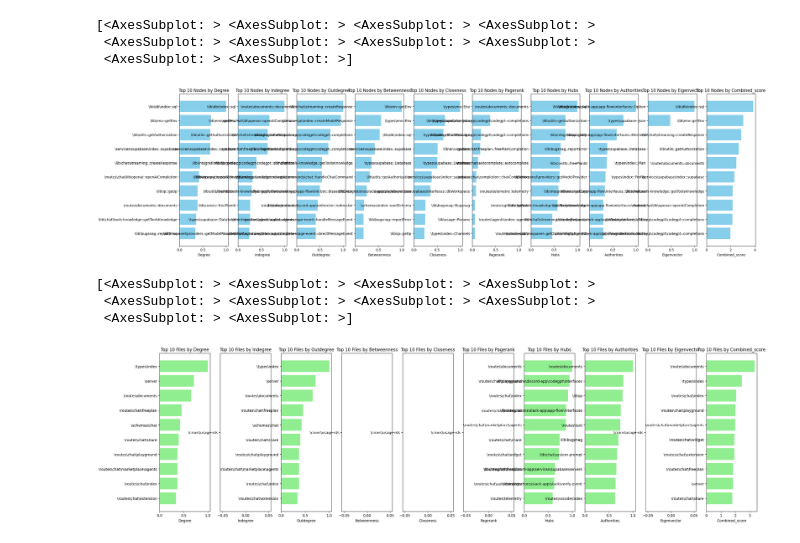
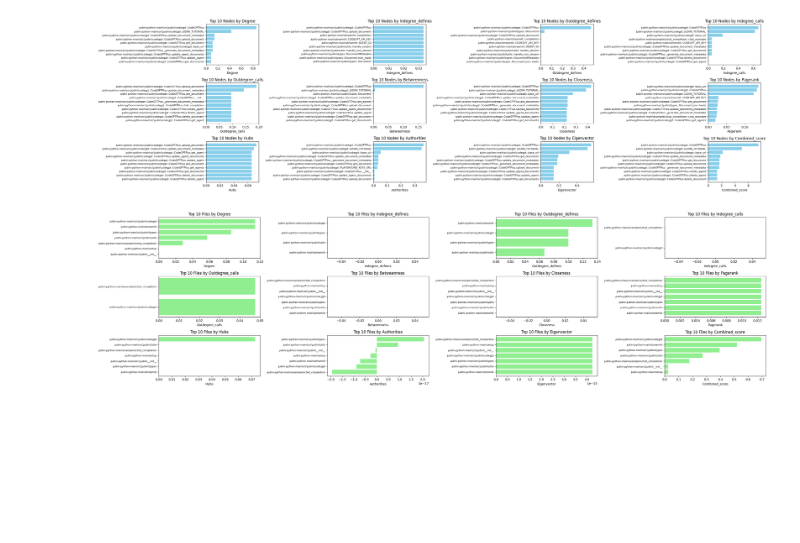
Before and after one commit to guillermom11/Wiki, a Jupyter notebook: src/communities/centrality.ipynb, the cells around one changed output. Drawn from its saved outputs; the diff is of its cells as text; code cells hidden in the pictures; blank space fills up the shorter version.

Commit message:
Solved bug and changes to plotting

```diff
--- a/src/communities/centrality.ipynb
+++ b/src/communities/centrality.ipynb
@@ -10,10 +10,10 @@ nodes_path = f"{folder_path}/{projectId}/nodes.json"
 links_path = f"{folder_path}/{projectId}/links.json"
 # %%
 # Function to read JSON files
-def read_json(file_path):
+def read_json_graph(file_path):
     with open(file_path, 'r',encoding="utf8") as file:
         return json.load(file)
-def save_json(data, file_path):
+def save_json_graph(data, file_path):
     with open(file_path, 'w') as file:
         json.dump(data, file, indent=4)
 # Function to construct graph from nodes and links
@@ -24,6 +24,18 @@ def construct_graph_from_json(nodes, links):
     for link in links:
         G.add_edge(link['source'], link['target'], **link)
     return G
+
+def graph_to_csv(name='codebase'):
+    nodes = pd.read_json(nodes_path)
+    print(len(nodes))
+    nodes['full_name'] = nodes['id']
+    edges = pd.read_json(links_path)
+    new_nodes = pd.DataFrame({
+    "full_name": nodes["id"],
+    "type": nodes["type"]})
+
+    new_nodes.to_csv(f'nodes_{name}.csv', index=False)
+    edges.to_csv(f'edges_{name}.csv', index=False)
 # %%
 # Read nodes and links from JSON files
 
@@ -103,47 +139,43 @@ Eigenvector Centrality: {'\\crons\\usage-rds::getCurrentDateFormatted': 0.0, '\\
 # %%
 
 # Metrics to plot
-metrics = ['degree', "indegree", "outdegree",'betweenness', 'closeness', 'pagerank', 'hubs', 'authorities', 'eigenvector',"combined_score"]
+metrics = ['degree', "indegree_defines", "outdegree_defines","indegree_calls", "outdegree_calls",'betweenness', 'closeness', 'pagerank', 'hubs', 'authorities', 'eigenvector',"combined_score"]
 
 # Create a figure for nodes
-fig_nodes, axes_nodes = plt.subplots(nrows=1, ncols=len(metrics), figsize=(30, 8))
+fig_nodes, axs_nodes = plt.subplots(nrows=3, ncols=4, figsize=(30, 8))
+
+axs_nodes = axs_nodes.flatten()
 
 # Plotting each metric for top 10 nodes
 for i, metric in enumerate(metrics):
     top_10_nodes = df_nodes.sort_values(by=metric, ascending=False).head(10)
 
     # Plotting top 10 nodes
-    axes_nodes[i].barh(top_10_nodes.index, top_10_nodes[metric], color='skyblue')
-    axes_nodes[i].set_xlabel(metric.capitalize())
-    axes_nodes[i].set_title(f'Top 10 Nodes by {metric.capitalize()}')
-    axes_nodes[i].invert_yaxis()  # To display the highest centrality at the top
-    axes_nodes[i].tick_params(axis='y', labelsize=8)
+    axs_nodes[i].barh(top_10_nodes.index, top_10_nodes[metric], color='skyblue')
+    axs_nodes[i].set_xlabel(metric.capitalize())
+    axs_nodes[i].set_title(f'Top 10 Nodes by {metric.capitalize()}')
+    axs_nodes[i].invert_yaxis()  # To display the highest centrality at the top
+    axs_nodes[i].tick_params(axis='y', labelsize=8)
 
 fig_nodes.tight_layout()
 plt.show()
 # %% [output]
-[<AxesSubplot: > <AxesSubplot: > <AxesSubplot: > <AxesSubplot: >
- <AxesSubplot: > <AxesSubplot: > <AxesSubplot: > <AxesSubplot: >
- <AxesSubplot: > <AxesSubplot: >]
-[figure, old version]
+[figure, new version]
 # %%
-fig_files, axes_files = plt.subplots(nrows=1, ncols=len(metrics), figsize=(30, 8))
-
+fig_files, axs_files = plt.subplots(nrows=3, ncols=4, figsize=(30, 8))
+axs_files = axs_files.flatten()
 # Plotting each metric for top 10 files
 for i, metric in enumerate(metrics):
     top_10_files = df_files.sort_values(by=metric, ascending=False).head(10)
 
     # Plotting top 10 files
-    axes_files[i].barh(top_10_files.index, top_10_files[metric], color='lightgreen')
-    axes_files[i].set_xlabel(metric.capitalize())
-    axes_files[i].set_title(f'Top 10 Files by {metric.capitalize()}')
-    axes_files[i].invert_yaxis()  # To display the highest centrality at the top
-    axes_files[i].tick_params(axis='y', labelsize=8)
+    axs_files[i].barh(top_10_files.index, top_10_files[metric], color='lightgreen')
+    axs_files[i].set_xlabel(metric.capitalize())
+    axs_files[i].set_title(f'Top 10 Files by {metric.capitalize()}')
+    axs_files[i].invert_yaxis()  # To display the highest centrality at the top
+    axs_files[i].tick_params(axis='y', labelsize=8)
 
 fig_files.tight_layout()
 plt.show()
 # %% [output]
-[<AxesSubplot: > <AxesSubplot: > <AxesSubplot: > <AxesSubplot: >
- <AxesSubplot: > <AxesSubplot: > <AxesSubplot: > <AxesSubplot: >
- <AxesSubplot: > <AxesSubplot: >]
-[figure, old version]
+[figure, new version]
```
Also changed, not shown: parts of 2 cells of this notebook, 12 other files.
